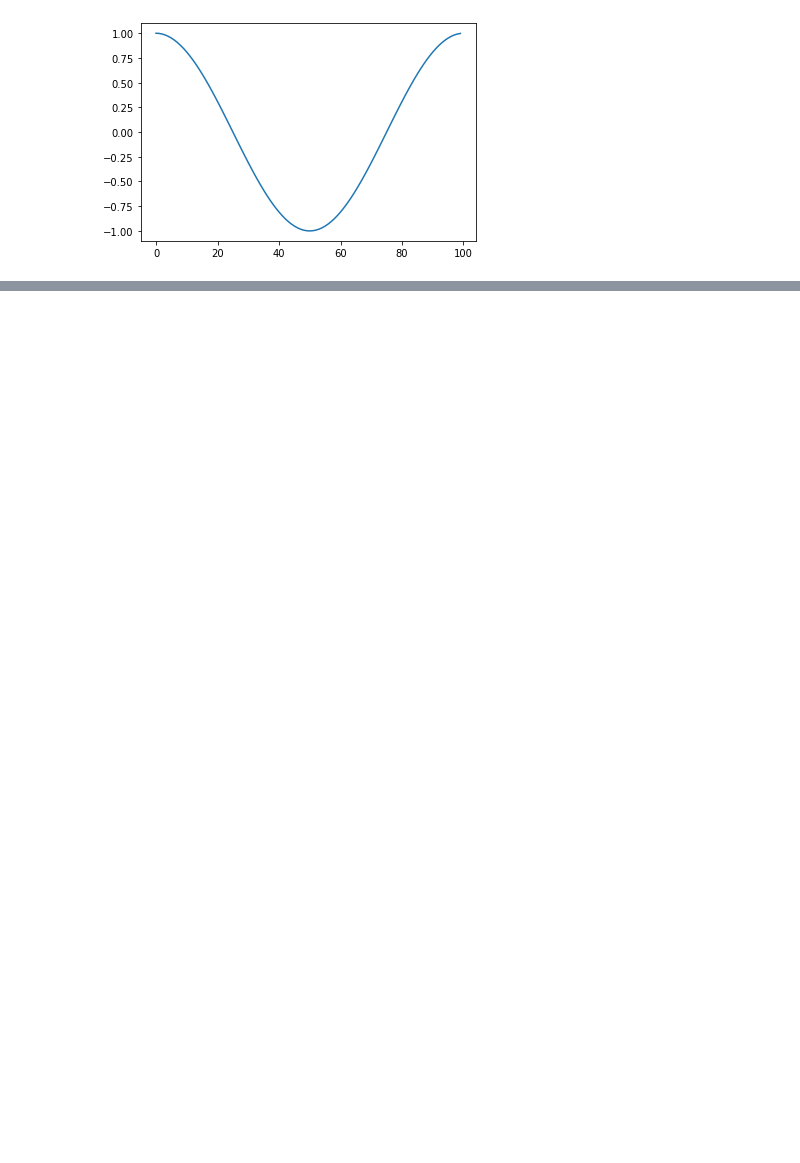
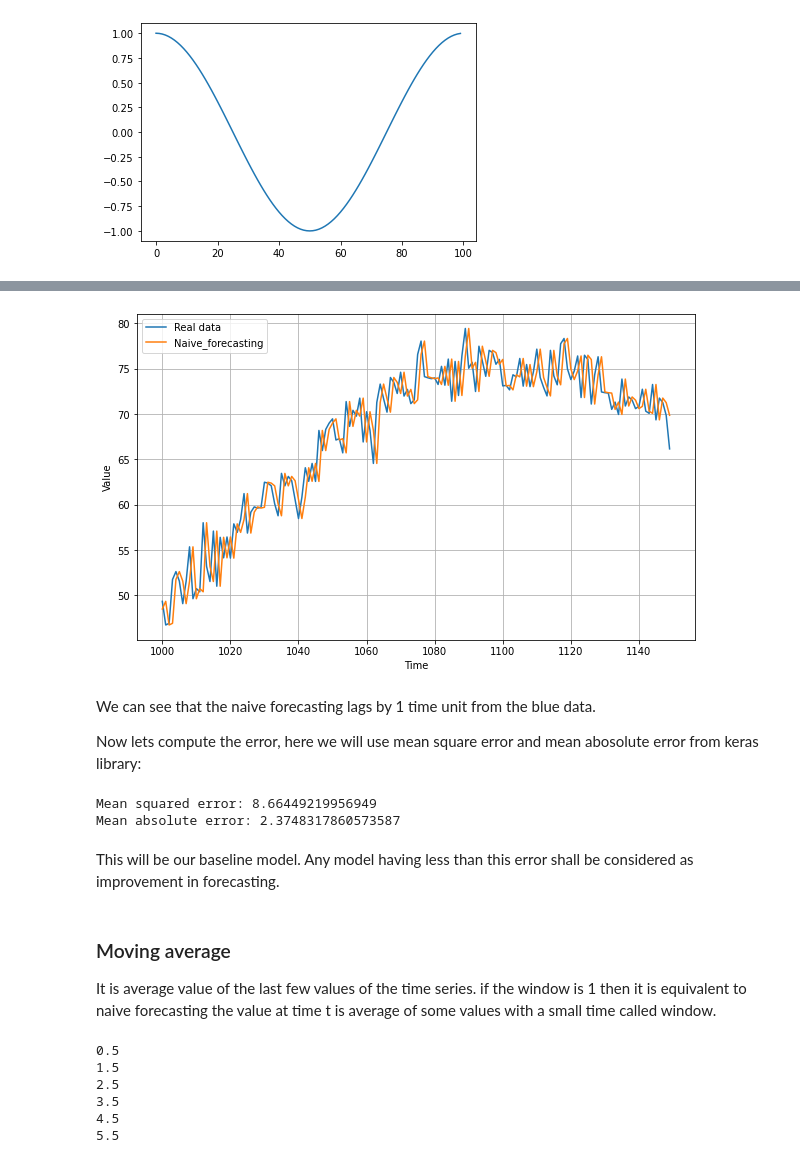
Before and after one commit to kavyajeetbora/time_series_deeplearning.ai, a Jupyter notebook: week1/tsa_forecasting.ipynb, the cells around one changed output, grey strips where cells are left out. Drawn from its saved outputs; the diff is of its cells as text; code cells hidden in the pictures; blank space fills up the shorter version.

```diff
--- a/week1/tsa_forecasting.ipynb
+++ b/week1/tsa_forecasting.ipynb
@@ -28,0 +96,40 @@ plt.show()
+# %%
+plt.figure(figsize=(10,6))
+plot_series(test_time, test_ts,start=0, end=150, label="Real data")
+plot_series(test_time, naive_forecast, start=0, end=150, label="Naive_forecasting")
+plt.legend()
+plt.show()
+# %% [output]
+[figure, added]
+# %% [markdown]
+We can see that the naive forecasting lags by 1 time unit from the blue data.
+
+Now lets compute the error, here we will use mean square error and mean abosolute error from keras library:
+# %%
+print("Mean squared error:", keras.metrics.mean_squared_error(test_ts, naive_forecast).numpy())
+print("Mean absolute error:", keras.metrics.mean_absolute_error(test_ts, naive_forecast).numpy())
+# %% [output]
+Mean squared error: 8.66449219956949
+Mean absolute error: 2.3748317860573587
+# %% [markdown]
+This will be our baseline model. Any model having less than this error shall be considered as improvement in forecasting.
+# %% [markdown]
+### Moving average
+
+
+It is average value of the last few values of the time series.
+if the window is 1 then it is equivalent to naive forecasting
+the value at time t is average of some values with a small time called window.
+# %%
+## moving average example
+a = [0,1,2,3,4,5,6]
+window = 2
+for i in range(len(a)-window+1):
+    print(np.mean(a[i:i+window]))
+# %% [output]
+0.5
+1.5
+2.5
+3.5
+4.5
+5.5
```
Also changed, not shown: parts of 15 cells of this notebook.
